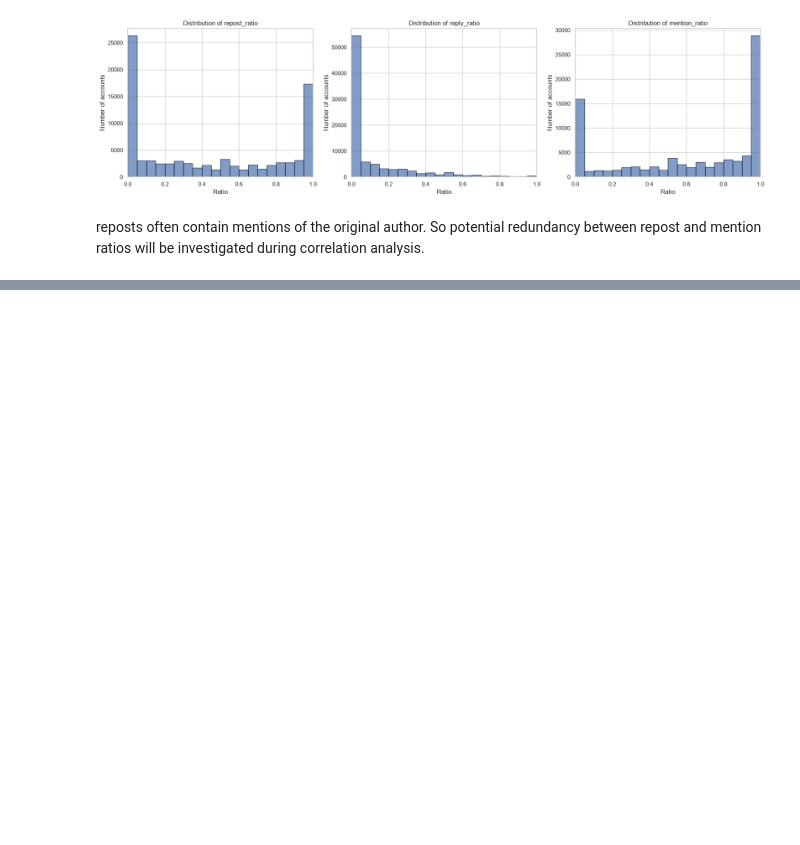
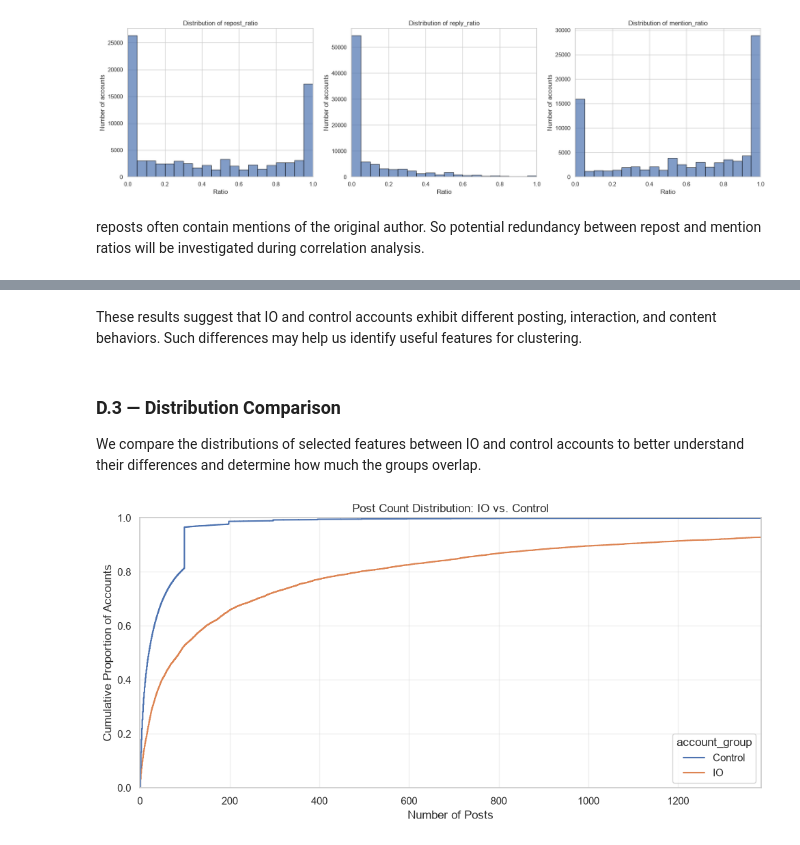
Before and after one commit to OsamaAawad/Data-Mining-Project-, a Jupyter notebook: notebooks/03_exploratoryDataAnalysis.ipynb, the cells around one changed output, grey strips where cells are left out. Drawn from its saved outputs; the diff is of its cells as text; code cells hidden in the pictures; blank space fills up the shorter version.

```diff
--- a/notebooks/03_exploratoryDataAnalysis.ipynb
+++ b/notebooks/03_exploratoryDataAnalysis.ipynb
@@ -637,0 +1198,27 @@ will be investigated during correlation analysis.
+# %% [markdown]
+These results suggest that IO and control accounts exhibit different posting, interaction, and content behaviors. Such differences may help us identify useful features for clustering.
+# %% [markdown]
+### D.3 — Distribution Comparison
+
+We compare the distributions of selected features between IO and control accounts to better understand their differences and determine how much the groups overlap.
+# %%
+plt.figure(figsize=(10, 5))
+
+sns.ecdfplot(
+    data=df_valid,
+    x="post_count",
+    hue="account_group",
+    hue_order=["Control", "IO"]
+)
+
+# Focus on the first 99% of observed post counts
+plt.xlim(0, df_valid["post_count"].quantile(0.99))
+
+plt.title("Post Count Distribution: IO vs. Control")
+plt.xlabel("Number of Posts")
+plt.ylabel("Cumulative Proportion of Accounts")
+plt.grid(alpha=0.3)
+plt.tight_layout()
+plt.show()
+# %% [output]
+[figure, added]
```
Also changed, not shown: parts of 25 cells of this notebook, 1 other file.
